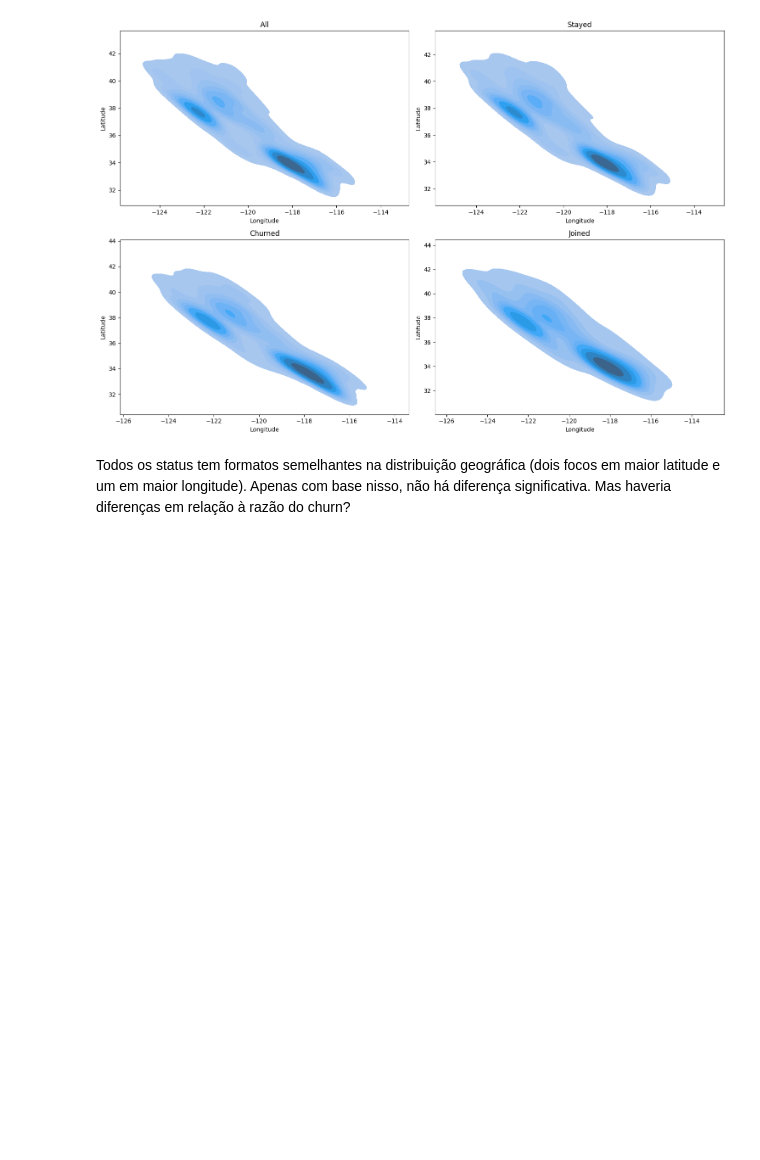
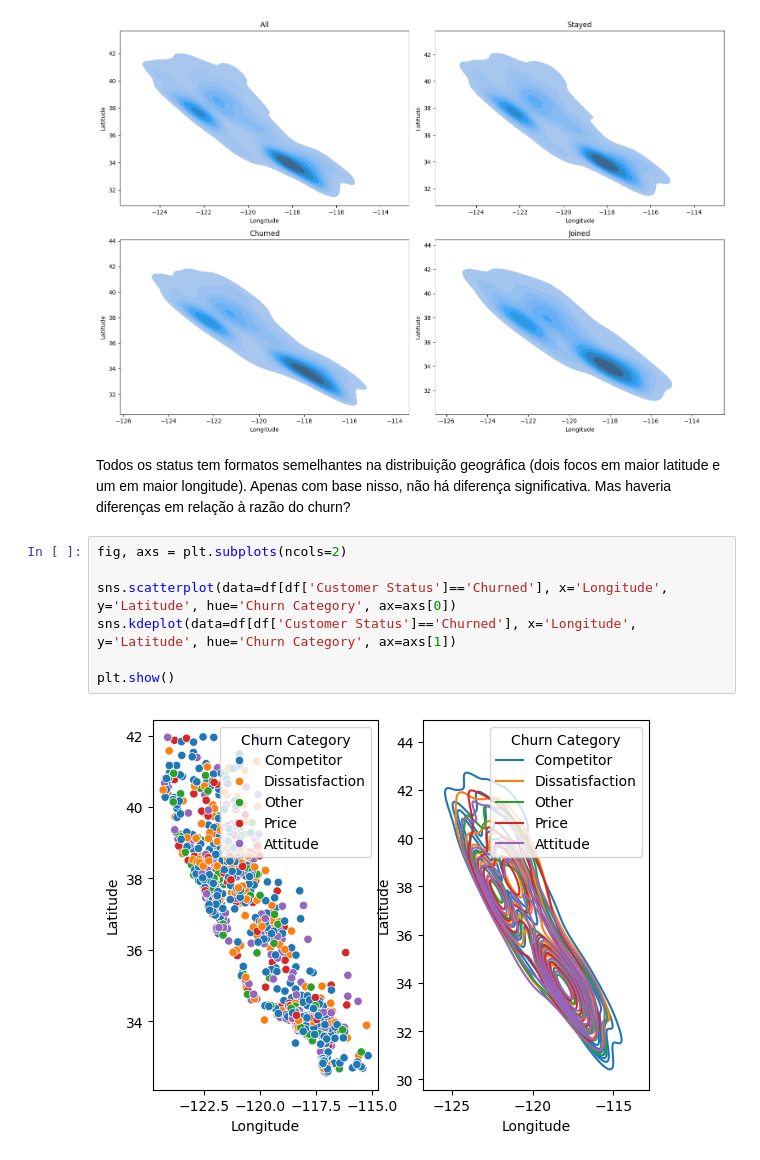
Before and after one commit to l-tiezerin/mentoria_dados, a Jupyter notebook: notebooks/02_city_analysis.ipynb, the cells around one changed output. Saved outputs shown, nothing was run; the diff lists cells and outputs as text; blank space fills up the shorter version.

Commit message:
- Adicionado gráficos de churn category por coordenadas.
- Ideia: clusterização de áreas.

```diff
--- a/notebooks/02_city_analysis.ipynb
+++ b/notebooks/02_city_analysis.ipynb
@@ -82,3 +84,12 @@ plt.show()
 [figure]
 # %% [markdown]
 Todos os status tem formatos semelhantes na distribuição geográfica (dois focos em maior latitude e um em maior longitude). Apenas com base nisso, não há diferença significativa. Mas haveria diferenças em relação à razão do churn?
+# %%
+fig, axs = plt.subplots(ncols=2)
+
+sns.scatterplot(data=df[df['Customer Status']=='Churned'], x='Longitude', y='Latitude', hue='Churn Category', ax=axs[0])
+sns.kdeplot(data=df[df['Customer Status']=='Churned'], x='Longitude', y='Latitude', hue='Churn Category', ax=axs[1])
+
+plt.show()
+# %% [output]
+[figure, added]
```
Also changed, not shown: parts of 3 cells of this notebook.
